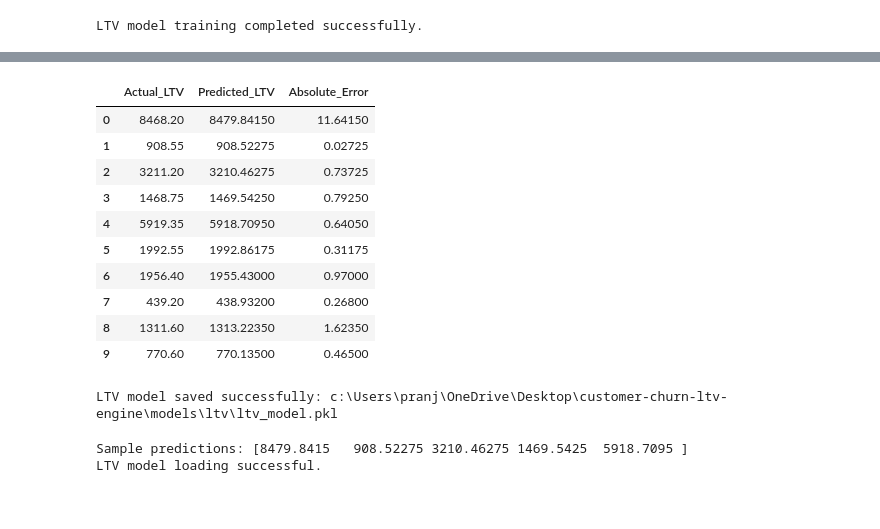
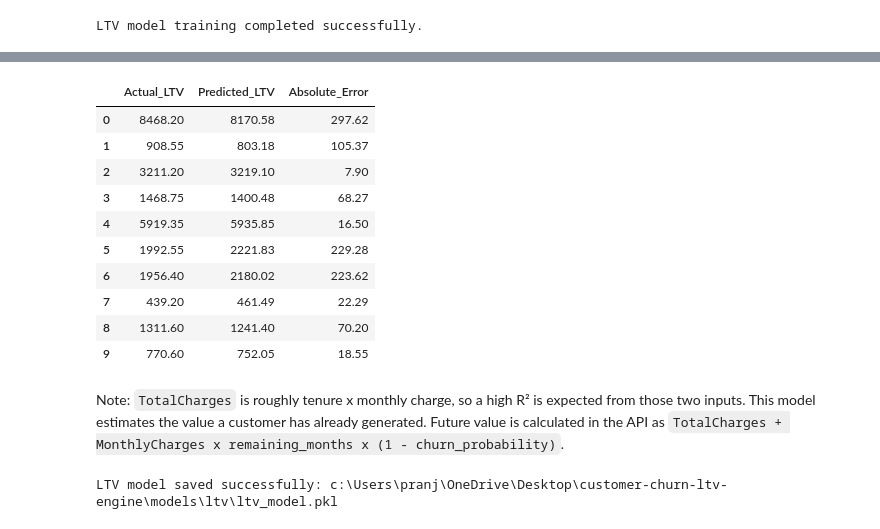
Before and after one commit to Varshapandey-8757/customer-churn-ltv-engine, a Jupyter notebook: notebooks/06_ltv_modeling.ipynb, the cells around one changed output, grey strips where cells are left out. Saved outputs shown, nothing was run; the diff lists cells and outputs as text; code cells hidden in the pictures.

Commit message:
docs(notebooks): rewrite churn and LTV notebooks with EDA and leakage check

```diff
--- a/notebooks/06_ltv_modeling.ipynb
+++ b/notebooks/06_ltv_modeling.ipynb
@@ -78,0 +201,15 @@ Name: TotalCharges, dtype: float64
+# %%
+# Experiment: model WITH leaky columns (only to show the problem)
+leaky_model = RandomForestRegressor(
+    n_estimators=100,
+    random_state=42,
+    n_jobs=-1
+)
+
+leaky_model.fit(X_train, y_ltv_train)
+leaky_pred = leaky_model.predict(X_test)
+
+print("WITH leaky columns")
+print("------------------")
+print(f"MAE : {mean_absolute_error(y_ltv_test, leaky_pred):.2f}")
+print(f"R²  : {r2_score(y_ltv_test, leaky_pred):.4f}   <- unrealistic, target leakage")
@@ -78,0 +223,7 @@ Name: TotalCharges, dtype: float64
+# %%
+# Remove leaky columns
+X_train_clean = X_train.drop(columns=leaky_columns, errors="ignore")
+X_test_clean = X_test.drop(columns=leaky_columns, errors="ignore")
+
+print("Features before:", X_train.shape[1])
+print("Features after :", X_train_clean.shape[1])
@@ -79,11 +233,12 @@ Name: TotalCharges, dtype: float64
 # %%
 ltv_model = RandomForestRegressor(
-    n_estimators=200,
+    n_estimators=100,
+    min_samples_leaf=5,
     random_state=42,
     n_jobs=-1
 )
 
-ltv_model.fit(X_train, y_ltv_train)
+ltv_model.fit(X_train_clean, y_ltv_train)
 
 print("LTV model training completed successfully.")
 # %% [output]
@@ -95,7 +246,7 @@ sklearn.ensemble._forest.RandomForestRegressor
 # %%
-y_ltv_pred = ltv_model.predict(X_test)
+y_ltv_pred = ltv_model.predict(X_test_clean)
 
 print("Sample actual LTV:", y_ltv_test.head().tolist())
-print("Sample predicted LTV:", y_ltv_pred[:5])
+print("Sample predicted LTV:", y_ltv_pred[:5].round(2))
 # %% [output]
 Sample actual LTV: [8468.2, 908.55, 3211.2, 1468.75, 5919.35]
@@ -126,25 +301,29 @@ R²   : 1.0000
 # %%
 comparison = pd.DataFrame({
     "Actual_LTV": y_ltv_test.values,
-    "Predicted_LTV": y_ltv_pred
+    "Predicted_LTV": y_ltv_pred.round(2)
 })
 
 comparison["Absolute_Error"] = (
     comparison["Actual_LTV"] -
     comparison["Predicted_LTV"]
-).abs()
+).abs().round(2)
 
 display(comparison.head(10))
 # %% [output]
 |  | Actual_LTV | Predicted_LTV | Absolute_Error |
-| 0 | 8468.20 | 8479.84150 | 11.64150 |
-| 1 | 908.55 | 908.52275 | 0.02725 |
-| 2 | 3211.20 | 3210.46275 | 0.73725 |
-| 3 | 1468.75 | 1469.54250 | 0.79250 |
-| 4 | 5919.35 | 5918.70950 | 0.64050 |
-| 5 | 1992.55 | 1992.86175 | 0.31175 |
-| 6 | 1956.40 | 1955.43000 | 0.97000 |
-| 7 | 439.20 | 438.93200 | 0.26800 |
-| 8 | 1311.60 | 1313.22350 | 1.62350 |
-| 9 | 770.60 | 770.13500 | 0.46500 |
+| 0 | 8468.20 | 8170.58 | 297.62 |
+| 1 | 908.55 | 803.18 | 105.37 |
+| 2 | 3211.20 | 3219.10 | 7.90 |
+| 3 | 1468.75 | 1400.48 | 68.27 |
+| 4 | 5919.35 | 5935.85 | 16.50 |
+| 5 | 1992.55 | 2221.83 | 229.28 |
+| 6 | 1956.40 | 2180.02 | 223.62 |
+| 7 | 439.20 | 461.49 | 22.29 |
+| 8 | 1311.60 | 1241.40 | 70.20 |
+| 9 | 770.60 | 752.05 | 18.55 |
+# %% [markdown]
+Note: `TotalCharges` is roughly tenure x monthly charge, so a high R² is expected from those two inputs.
+This model estimates the value a customer has already generated. Future value is calculated in the API as
+`TotalCharges + MonthlyCharges x remaining_months x (1 - churn_probability)`.
 # %%
@@ -161,14 +347,11 @@ print(f"LTV model saved successfully: {model_path}")
 # %% [output]
 LTV model saved successfully: c:\Users\pranj\OneDrive\Desktop\customer-churn-ltv-engine\models\ltv\ltv_model.pkl
 # %%
-loaded_ltv_model = joblib.load(model_path)
+loaded_bundle = joblib.load(model_path)
 
-sample_predictions = loaded_ltv_model.predict(
-    X_test.head(5)
+sample_predictions = loaded_bundle["model"].predict(
+    X_test_clean[loaded_bundle["feature_names"]].head(5)
 )
 
-print("Sample predictions:", sample_predictions)
+print("Sample predictions:", sample_predictions.round(2))
 print("LTV model loading successful.")
-# %% [output]
-Sample predictions: [8479.8415   908.52275 3210.46275 1469.5425  5918.7095 ]
-LTV model loading successful.
```
Also changed, not shown: parts of 19 cells of this notebook, 1 other file.
